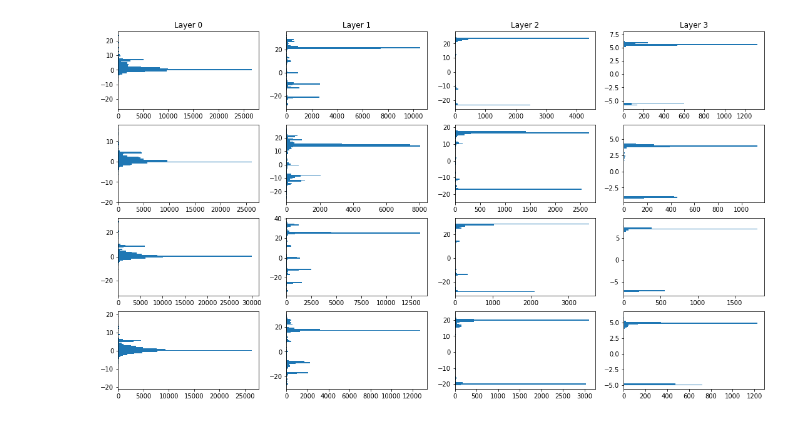
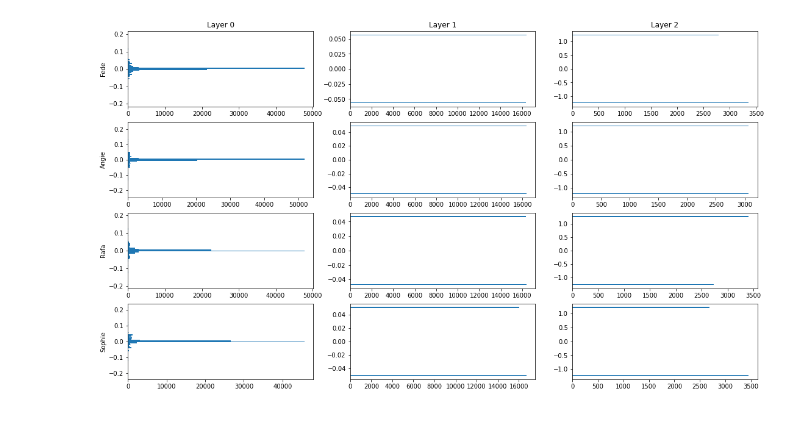
Before and after one commit to Bautista-Baiocchi-lora/Truco-RL, a Jupyter notebook: ResultAnalysis.ipynb, the cells around one changed output. Cells and saved outputs as stored; diff of their text form; code cells hidden in the pictures.

```diff
--- a/ResultAnalysis.ipynb
+++ b/ResultAnalysis.ipynb
@@ -29,11 +38,9 @@ def plot_weights_distributions(models):
-# %%
-names = ['Bass', 'Tuna', 'Salmon', 'Trout']
-
-models = [load_model(name) for name in names]
-
-plot_weights_distributions(models)
-# %% [output]
-[figure, removed]
+# %%
+names = ['Fede', 'Angie', 'Rafa', 'Sophie']
+
+plot_weights_distributions(names, plot_name="3.3M-steps.jpg")
+# %% [output]
+[figure, added]
 # %%
 names = ['Coors', 'Bud', 'Patagonia', 'Stella']
 
```
Also changed, not shown: parts of 3 cells of this notebook, 2 other files.
